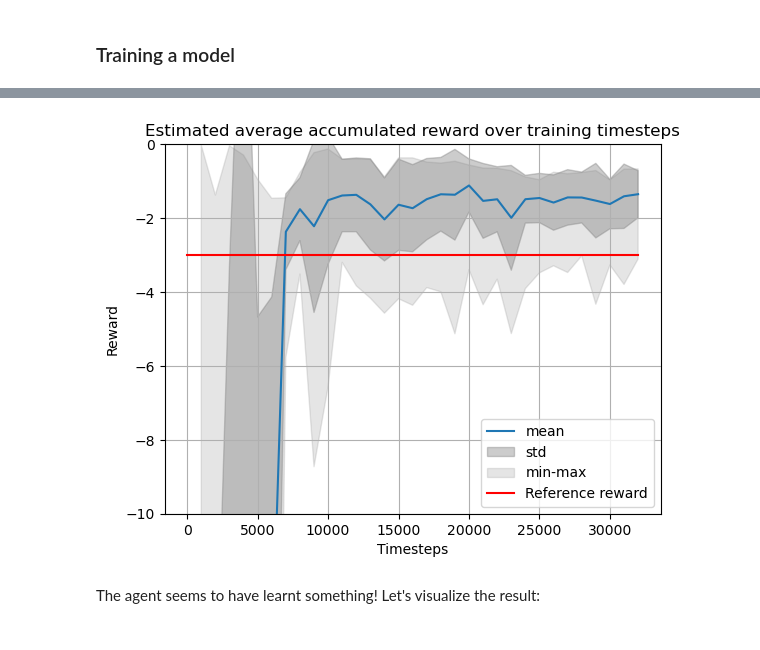
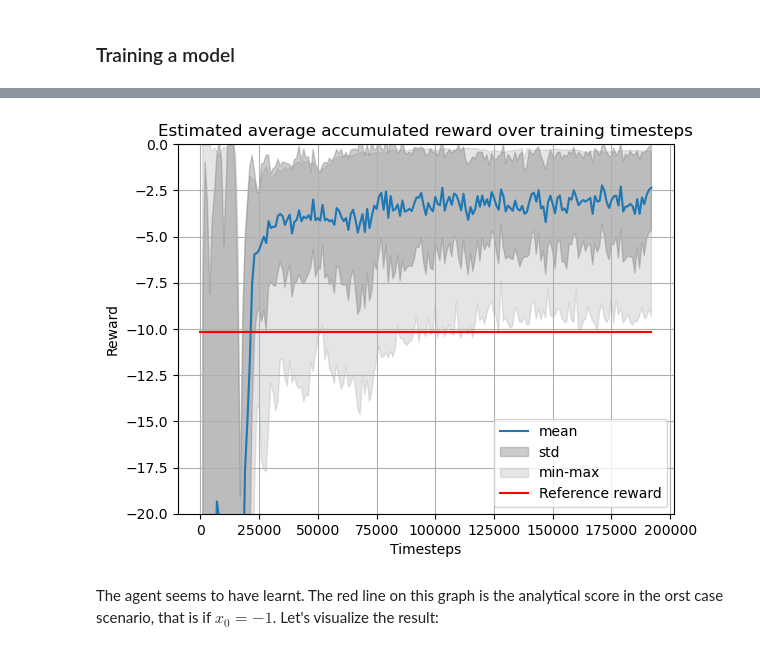
Before and after one commit to TheiloT/RL-accelerated-cart, a Jupyter notebook: TL-RL-toy-problem.ipynb, the cells around one changed output, grey strips where cells are left out. Saved outputs shown, nothing was run; the diff lists cells and outputs as text; code cells hidden in the pictures.

```diff
--- a/TL-RL-toy-problem.ipynb
+++ b/TL-RL-toy-problem.ipynb
@@ -1060,2 +911,0 @@ def train_model(model, model_path, training_steps=50_000, eval_freq=500, n_envs=
-# %%
-train_model(model, model_path, training_steps=32_000, n_envs=n_envs, eval_freq=125)
@@ -1080,27 +912,5 @@ End of learning.
-# %%
-def plot_training_evaluations(log_folder, reference_reward=None, crop_reward=None):
-    """Plots the evaluation scores obtained over training steps.
-    An evaluation score is the average reward obtained by the RL agent over a number of runs that was chosen during training.
-
-    :param string log_folder: path to the folder containing the evaluation logs.
-    :param (float, optional) reference_reward: A reward used as a reference, typically the optimal reward in the worse case where x_0=-1. Defaults to None.
-    :param (np.array(float, float), optional) crop_reward: Interval of reward values that will be shown on the y-axis. If None, it is set automatically to fit extremal values of the data. Defaults to None.
-    """
-    log = os.path.join(log_folder, "evaluations.npz")
-    plt.figure("Evaluations during training")
-    evaluation_data = np.load(log)
-    timesteps = evaluation_data["timesteps"]
-    accumulated_rewards = evaluation_data["results"]
-    plt.plot(timesteps, accumulated_rewards.mean(axis=1), label="mean")
-    plt.fill_between(timesteps, accumulated_rewards.mean(axis=1) - accumulated_rewards.std(axis=1), accumulated_rewards.mean(axis=1) + accumulated_rewards.std(axis=1), alpha=0.4, label="std", color="gray")
-    plt.fill_between(timesteps, accumulated_rewards.min(axis=1), accumulated_rewards.max(axis=1), alpha=0.2, label="min-max", color="gray")
-    if reference_reward is not None:
-        plt.plot([0, timesteps[-1]], [reference_reward, reference_reward], color="r", label="Reference reward")
-    plt.title("Estimated average accumulated reward over training timesteps")
-    plt.xlabel("Timesteps")
-    plt.ylabel("Reward")
-    if crop_reward is not None:
-        plt.ylim(crop_reward)
-    plt.legend()
-    plt.grid()
-    plt.show()
+# %%
+wt_0 = time.time()
+train_model(model, model_path, training_steps=192_000, n_envs=n_envs, eval_freq=125)
+wt_1 = time.time()
+print(f"Elapsed time: {wt_1 - wt_0}s")
@@ -1114,12 +942,11 @@ mean_reward:-1.50 +/- 0.99
 # %%
 gt_x, gt_x_dot, gt_u = ground_truth_sample(x_0=-1)
-# Approximation of the optimal cost
 analytical_cost = cost(gt_x, gt_x_dot, gt_u)
-plot_training_evaluations(model_path, reference_reward=-analytical_cost, crop_reward=[-10, 0])
+plot_training_evaluations(model_path, reference_reward=-analytical_cost, crop_reward=[-20, 0])
 # %% [output]
-[figure, old version]
+[figure, new version]
 # %% [markdown]
-The agent seems to have learnt something! Let's visualize the result:
+The agent seems to have learnt. The red line on this graph is the analytical score in the orst case scenario, that is if $x_0=-1$. Let's visualize the result:
 # %%
 # Evaluate after training
 render_env = gym.make("AcceleratedCart-v1", render_mode="human")
```
Also changed, not shown: parts of 88 cells of this notebook, 20 other files.
